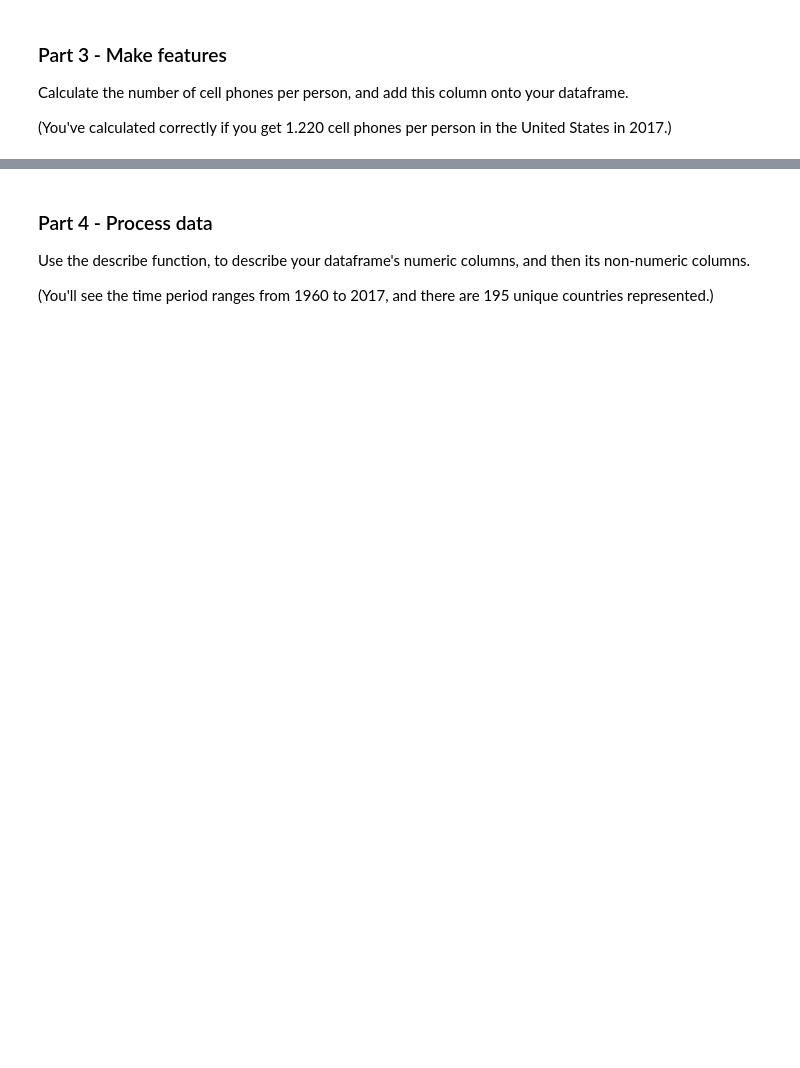
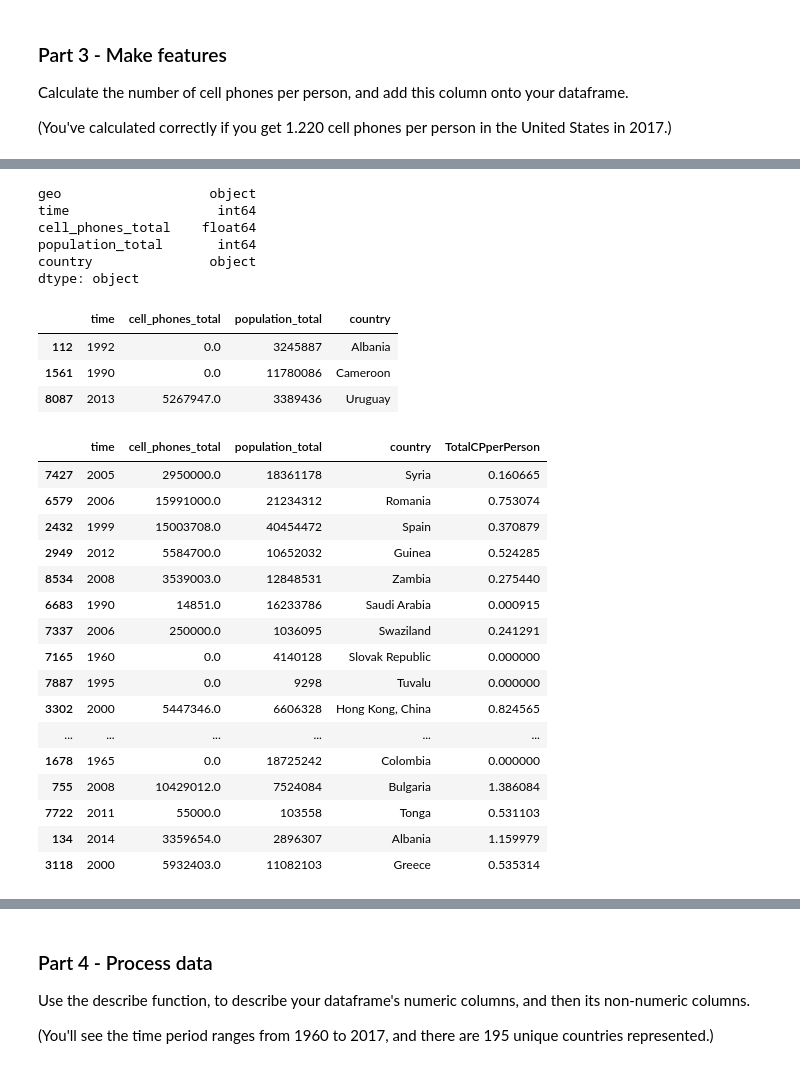
Before and after one commit to marianvinas/DS-Unit-1-Sprint-1-Data-Wrangling-and-Storytelling-1, a Jupyter notebook: DS_Unit_1_Sprint_Challenge_1_Data_Wrangling_and_Storytelling.ipynb, the cells around one changed output, grey strips where cells are left out. Cells and saved outputs as stored; diff of their text form; code cells hidden in the pictures; blank space fills up the shorter version.

```diff
--- a/DS_Unit_1_Sprint_Challenge_1_Data_Wrangling_and_Storytelling.ipynb
+++ b/DS_Unit_1_Sprint_Challenge_1_Data_Wrangling_and_Storytelling.ipynb
@@ -242,0 +276,38 @@ cell_phones['cell_phones_total'][261]
+# %%
+final2.dtypes
+# %% [output]
+geo                   object
+time                   int64
+cell_phones_total    float64
+population_total       int64
+country               object
+dtype: object
+# %%
+small_df = final2[['time', 'cell_phones_total', 'population_total', 'country']].copy()
+small_df.sample(3)
+# %% [output]
+|  | time | cell_phones_total | population_total | country |
+| 112 | 1992 | 0.0 | 3245887 | Albania |
+| 1561 | 1990 | 0.0 | 11780086 | Cameroon |
+| 8087 | 2013 | 5267947.0 | 3389436 | Uruguay |
+# %%
+small_df['TotalCPperPerson'] = small_df['cell_phones_total'] / small_df['population_total']
+small_df.sample(20)
+# %% [output]
+|  | time | cell_phones_total | population_total | country | TotalCPperPerson |
+| 7427 | 2005 | 2950000.0 | 18361178 | Syria | 0.160665 |
+| 6579 | 2006 | 15991000.0 | 21234312 | Romania | 0.753074 |
+| 2432 | 1999 | 15003708.0 | 40454472 | Spain | 0.370879 |
+| 2949 | 2012 | 5584700.0 | 10652032 | Guinea | 0.524285 |
+| 8534 | 2008 | 3539003.0 | 12848531 | Zambia | 0.275440 |
+| 6683 | 1990 | 14851.0 | 16233786 | Saudi Arabia | 0.000915 |
+| 7337 | 2006 | 250000.0 | 1036095 | Swaziland | 0.241291 |
+| 7165 | 1960 | 0.0 | 4140128 | Slovak Republic | 0.000000 |
+| 7887 | 1995 | 0.0 | 9298 | Tuvalu | 0.000000 |
+| 3302 | 2000 | 5447346.0 | 6606328 | Hong Kong, China | 0.824565 |
+| ... | ... | ... | ... | ... | ... |
+| 1678 | 1965 | 0.0 | 18725242 | Colombia | 0.000000 |
+| 755 | 2008 | 10429012.0 | 7524084 | Bulgaria | 1.386084 |
+| 7722 | 2011 | 55000.0 | 103558 | Tonga | 0.531103 |
+| 134 | 2014 | 3359654.0 | 2896307 | Albania | 1.159979 |
+| 3118 | 2000 | 5932403.0 | 11082103 | Greece | 0.535314 |
```
Also changed, not shown: parts of 18 cells of this notebook.
